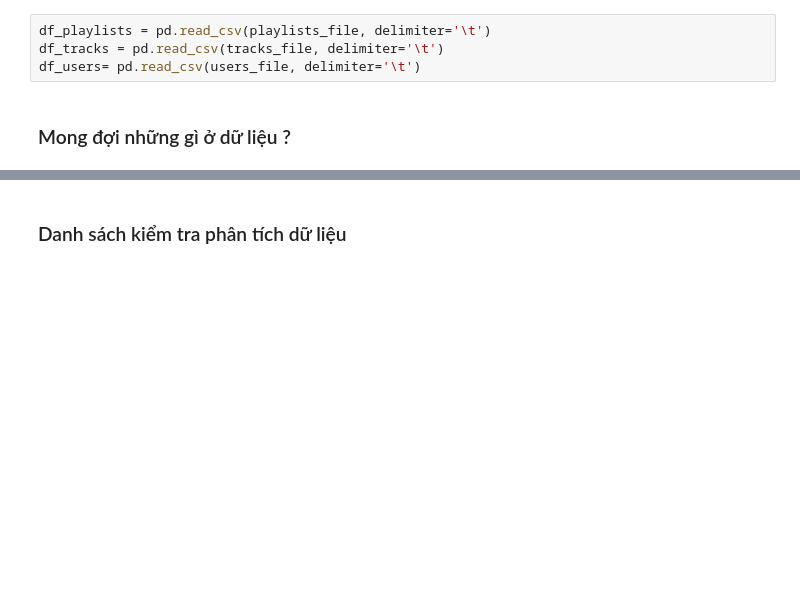
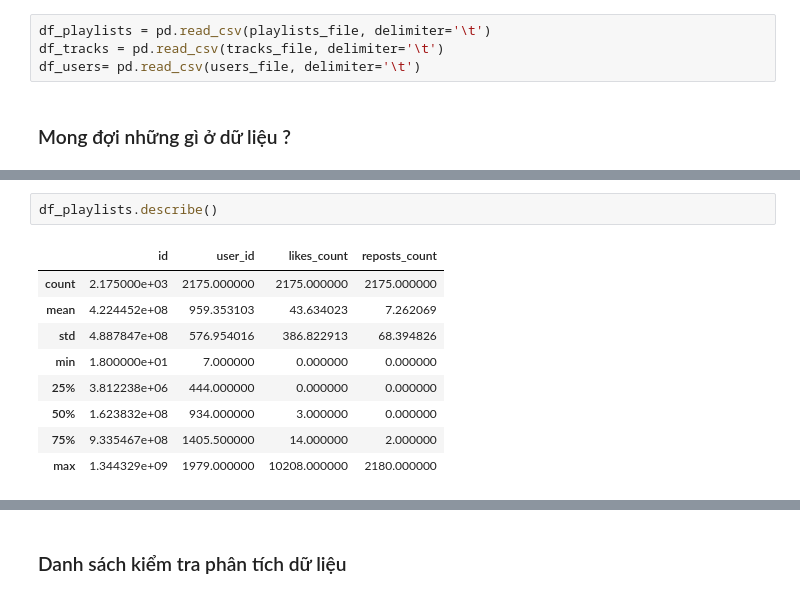
Before and after one commit to owfdataboy/DS-Project02, a Jupyter notebook: project02.ipynb, the cells around one changed output, grey strips where cells are left out. Cells and saved outputs as stored; diff of their text form; blank space fills up the shorter version.

```diff
--- a/project02.ipynb
+++ b/project02.ipynb
@@ -67,0 +125,12 @@ df_users= pd.read_csv(users_file, delimiter='\t')
+# %%
+df_playlists.describe()
+# %% [output]
+|  | id | user_id | likes_count | reposts_count |
+| count | 2.175000e+03 | 2175.000000 | 2175.000000 | 2175.000000 |
+| mean | 4.224452e+08 | 959.353103 | 43.634023 | 7.262069 |
+| std | 4.887847e+08 | 576.954016 | 386.822913 | 68.394826 |
+| min | 1.800000e+01 | 7.000000 | 0.000000 | 0.000000 |
+| 25% | 3.812238e+06 | 444.000000 | 0.000000 | 0.000000 |
+| 50% | 1.623832e+08 | 934.000000 | 3.000000 | 0.000000 |
+| 75% | 9.335467e+08 | 1405.500000 | 14.000000 | 2.000000 |
+| max | 1.344329e+09 | 1979.000000 | 10208.000000 | 2180.000000 |
```
Also changed, not shown: parts of 19 cells of this notebook.
